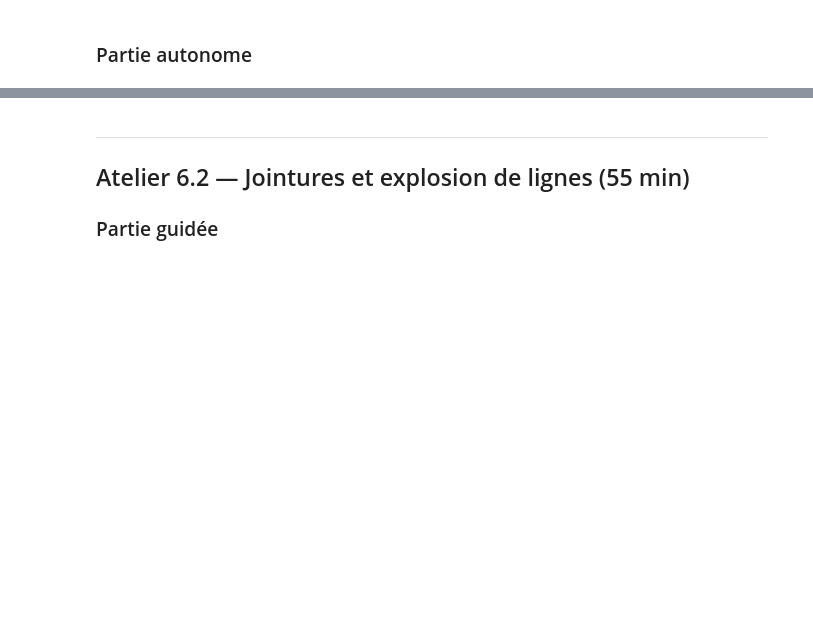
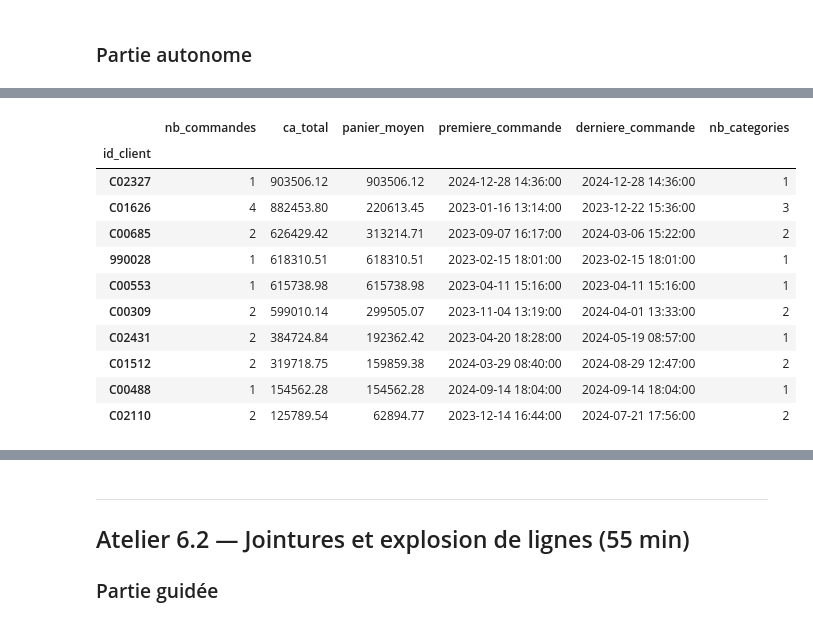
Before and after one commit to BeniFox/Master-Data-IA, a Jupyter notebook: 06_agregation_jointures.ipynb, the cells around one changed output, grey strips where cells are left out. Cells and saved outputs as stored; diff of their text form; code cells hidden in the pictures; blank space fills up the shorter version.

```diff
--- a/06_agregation_jointures.ipynb
+++ b/06_agregation_jointures.ipynb
@@ -140,0 +221,79 @@ sales.groupby('canal').apply(summarize_group, include_groups=False)
+# %%
+# Q2. Pour chaque client, calculer : nombre de commandes, CA total, panier moyen,
+#     date de première et de dernière commande, nombre de catégories distinctes achetées.
+#     Puis identifier les dix meilleurs clients par CA.
+
+sales = pd.read_csv(RAW_DIR / "ventes_brutes.csv")
+products = pd.read_csv(RAW_DIR / "produits.csv")
+
+sales.columns = sales.columns.str.strip()
+products.columns = products.columns.str.strip()
+
+for col in ["quantite", "prix_unitaire", "remise_pct"]:
+    sales[col] = pd.to_numeric(sales[col], errors="coerce")
+
+products = products[["id_produit", "categorie"]].drop_duplicates(
+    subset=["id_produit"]
+)
+
+sales = sales.merge(
+    products,
+    on="id_produit",
+    how="left"
+)
+
+sales["montant"] = (
+    sales["quantite"]
+    * sales["prix_unitaire"]
+    * (1 - sales["remise_pct"].fillna(0) / 100)
+)
+
+sales["date_commande"] = pd.to_datetime(
+    sales["date_commande"],
+    errors="coerce"
+)
+
+sales_valides = sales.dropna(
+    subset=["id_client", "id_commande", "montant", "date_commande"]
+).copy()
+
+commandes_clients = sales_valides.groupby(
+    ["id_client", "id_commande"]
+).agg(
+    montant_commande=("montant", "sum"),
+    date_commande=("date_commande", "min")
+).reset_index()
+
+stats_commandes = commandes_clients.groupby("id_client").agg(
+    nb_commandes=("id_commande", "nunique"),
+    ca_total=("montant_commande", "sum"),
+    panier_moyen=("montant_commande", "mean"),
+    premiere_commande=("date_commande", "min"),
+    derniere_commande=("date_commande", "max")
+)
+
+stats_categories = sales_valides.groupby("id_client").agg(
+    nb_categories=("categorie", "nunique")
+)
+
+clients_stats = stats_commandes.join(stats_categories)
+
+top_10_clients = clients_stats.sort_values(
+    "ca_total",
+    ascending=False
+).head(10).round(2)
+
+display(top_10_clients)
+# %% [output]
+|  | nb_commandes | ca_total | panier_moyen | premiere_commande | derniere_commande | nb_categories |
+| id_client |  |  |  |  |  |  |
+| C02327 | 1 | 903506.12 | 903506.12 | 2024-12-28 14:36:00 | 2024-12-28 14:36:00 | 1 |
+| C01626 | 4 | 882453.80 | 220613.45 | 2023-01-16 13:14:00 | 2023-12-22 15:36:00 | 3 |
+| C00685 | 2 | 626429.42 | 313214.71 | 2023-09-07 16:17:00 | 2024-03-06 15:22:00 | 2 |
+| 990028 | 1 | 618310.51 | 618310.51 | 2023-02-15 18:01:00 | 2023-02-15 18:01:00 | 1 |
+| C00553 | 1 | 615738.98 | 615738.98 | 2023-04-11 15:16:00 | 2023-04-11 15:16:00 | 1 |
+| C00309 | 2 | 599010.14 | 299505.07 | 2023-11-04 13:19:00 | 2024-04-01 13:33:00 | 2 |
+| C02431 | 2 | 384724.84 | 192362.42 | 2023-04-20 18:28:00 | 2024-05-19 08:57:00 | 1 |
+| C01512 | 2 | 319718.75 | 159859.38 | 2024-03-29 08:40:00 | 2024-08-29 12:47:00 | 2 |
+| C00488 | 1 | 154562.28 | 154562.28 | 2024-09-14 18:04:00 | 2024-09-14 18:04:00 | 1 |
+| C02110 | 2 | 125789.54 | 62894.77 | 2023-12-14 16:44:00 | 2024-07-21 17:56:00 | 2 |
```
Also changed, not shown: parts of 30 cells of this notebook.
